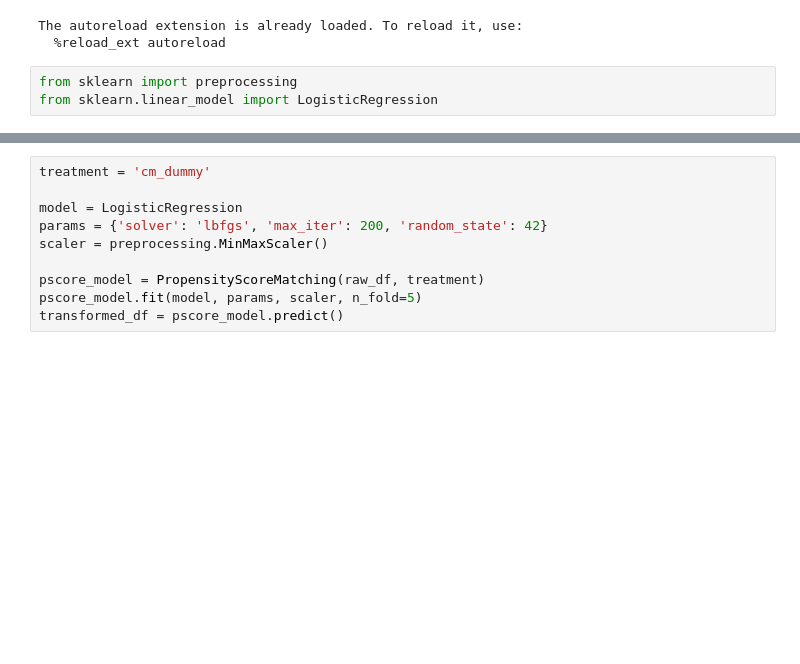
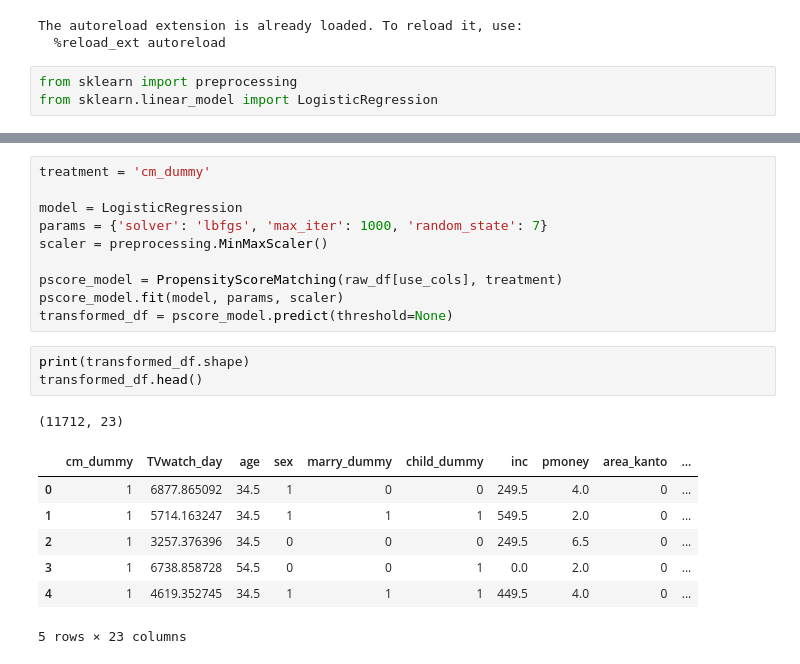
Before and after one commit to louis1022/ML_notebook, a Jupyter notebook: causal_reasoning/notebook/propensity_score_lib.ipynb, the cells around one changed output, grey strips where cells are left out. Drawn from its saved outputs; the diff is of its cells as text; blank space fills up the shorter version.

```diff
--- a/causal_reasoning/notebook/propensity_score_lib.ipynb
+++ b/causal_reasoning/notebook/propensity_score_lib.ipynb
@@ -62,10 +161,22 @@ from sklearn.linear_model import LogisticRegression
 treatment = 'cm_dummy'
 
 model = LogisticRegression
-params = {'solver': 'lbfgs', 'max_iter': 200, 'random_state': 42}
+params = {'solver': 'lbfgs', 'max_iter': 1000, 'random_state': 7}
 scaler = preprocessing.MinMaxScaler()
 
-pscore_model = PropensityScoreMatching(raw_df, treatment)
-pscore_model.fit(model, params, scaler, n_fold=5)
-transformed_df = pscore_model.predict()
+pscore_model = PropensityScoreMatching(raw_df[use_cols], treatment)
+pscore_model.fit(model, params, scaler)
+transformed_df = pscore_model.predict(threshold=None)
+# %%
+print(transformed_df.shape)
+transformed_df.head()
+# %% [output]
+(11712, 23)
+|  | cm_dummy | TVwatch_day | age | sex | marry_dummy | child_dummy | inc | pmoney | area_kanto | ... |
+| 0 | 1 | 6877.865092 | 34.5 | 1 | 0 | 0 | 249.5 | 4.0 | 0 | ... |
+| 1 | 1 | 5714.163247 | 34.5 | 1 | 1 | 1 | 549.5 | 2.0 | 0 | ... |
+| 2 | 1 | 3257.376396 | 34.5 | 0 | 0 | 0 | 249.5 | 6.5 | 0 | ... |
+| 3 | 1 | 6738.858728 | 54.5 | 0 | 0 | 1 | 0.0 | 2.0 | 0 | ... |
+| 4 | 1 | 4619.352745 | 34.5 | 1 | 1 | 1 | 449.5 | 4.0 | 0 | ... |
+5 rows × 23 columns
 # %%
```
Also changed, not shown: parts of 21 cells of this notebook, 2 other files.
